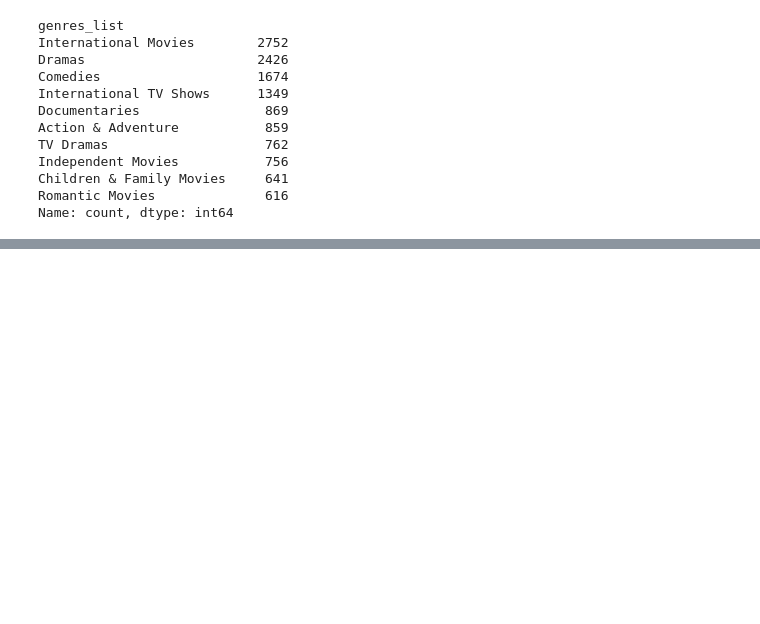
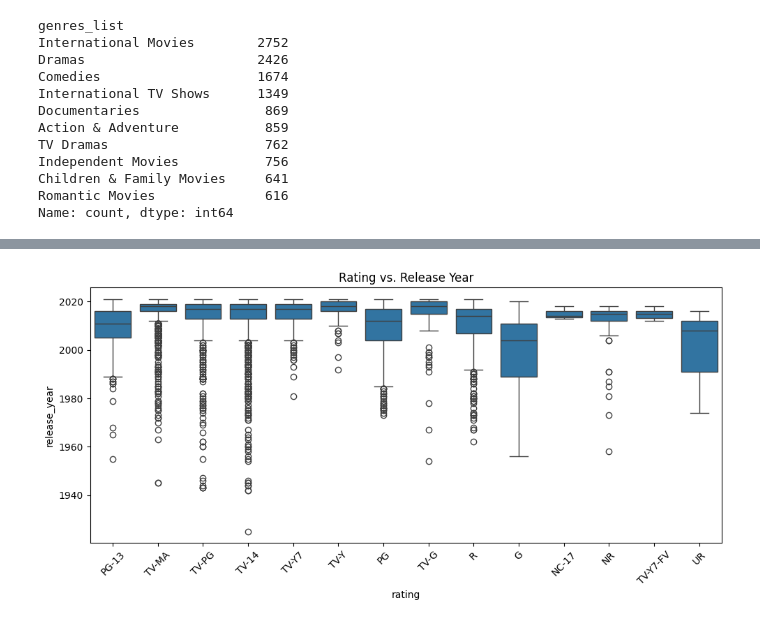
Before and after one commit to Elias-Martinelli/DVIZ_Final-Project_Netflix, a Jupyter notebook: notebooks/exploration.ipynb, the cells around one changed output, grey strips where cells are left out. Drawn from its saved outputs; the diff is of its cells as text; code cells hidden in the pictures; blank space fills up the shorter version.

```diff
--- a/notebooks/exploration.ipynb
+++ b/notebooks/exploration.ipynb
@@ -50,0 +315,87 @@ Name: count, dtype: int64
+# %%
+import pandas as pd
+import numpy as np
+import seaborn as sns
+import matplotlib.pyplot as plt
+from scipy.stats import kruskal, chi2_contingency
+
+# Daten
+df = df_netflix.copy()
+
+# Cleaning
+df["release_year"] = pd.to_numeric(df["release_year"], errors="coerce")
+df["duration_num"] = (
+    df["duration"]
+    .astype(str)
+    .str.extract(r"(\d+)")  # nur Zahl
+    .astype(float)
+)
+df["genres_list"] = df["listed_in"].astype(str).str.split(", ")
+df = df.dropna(subset=["rating"])
+
+# --- Rating vs Release Year ---
+df_yr = df.dropna(subset=["release_year"])
+stat, p_year = kruskal(
+    *[group["release_year"].values for _, group in df_yr.groupby("rating")]
+)
+print(f"Kruskal-Wallis (rating vs release_year): H={stat:.2f}, p={p_year:.4f}")
+
+plt.figure(figsize=(10, 5))
+sns.boxplot(data=df_yr, x="rating", y="release_year")
+plt.title("Rating vs. Release Year")
+plt.xticks(rotation=45)
+plt.tight_layout()
+plt.show()
+
+# --- Rating vs Duration ---
+df_dur = df.dropna(subset=["duration_num"])
+stat, p_dur = kruskal(
+    *[group["duration_num"].values for _, group in df_dur.groupby("rating")]
+)
+print(f"Kruskal-Wallis (rating vs duration): H={stat:.2f}, p={p_dur:.4f}")
+
+plt.figure(figsize=(10, 5))
+sns.boxplot(data=df_dur, x="rating", y="duration_num")
+plt.title("Rating vs. Duration (min/seasons)")
+plt.xticks(rotation=45)
+plt.tight_layout()
+plt.show()
+
+# --- Rating vs Country ---
+ct_country = pd.crosstab(df["rating"], df["country"])
+chi2_country, p_country, _, _ = chi2_contingency(ct_country)
+print(f"Chi²-Test (rating vs country): χ²={chi2_country:.2f}, p={p_country:.4f}")
+
+# Heatmap der größten Länder
+top_countries = df["country"].value_counts().nlargest(10).index
+sns.heatmap(
+    pd.crosstab(df[df["country"].isin(top_countries)]["rating"],
+                df["country"]),
+    cmap="YlGnBu",
+    cbar=False
+)
+plt.title("Rating vs. Country (Top 10)")
+plt.show()
+
+# --- Rating vs Genre ---
+from sklearn.preprocessing import MultiLabelBinarizer
+mlb = MultiLabelBinarizer()
+genres_encoded = pd.DataFrame(
+    mlb.fit_transform(df["genres_list"]),
+    columns=mlb.classes_,
+    index=df.index
+)
+
+genre_corr = pd.concat([df["rating"], genres_encoded], axis=1)
+# Umwandeln Rating in numerische Codes
+genre_corr["rating_code"] = genre_corr["rating"].astype("category").cat.codes
+corrs = genre_corr.corr(numeric_only=True)["rating_code"].drop("rating_code").sort_values(ascending=False)
+
+print("Korrelation (Rating ↔ Genre):")
+print(corrs.head(10))
+
+plt.figure(figsize=(8,5))
+sns.barplot(x=corrs.head(10), y=corrs.head(10).index)
+plt.title("Top Genres korreliert mit Rating")
+plt.show()
+# %% [output]
@@ -50,0 +403 @@ Name: count, dtype: int64
+[figure, added]
```
Also changed, not shown: parts of 16 cells of this notebook.
